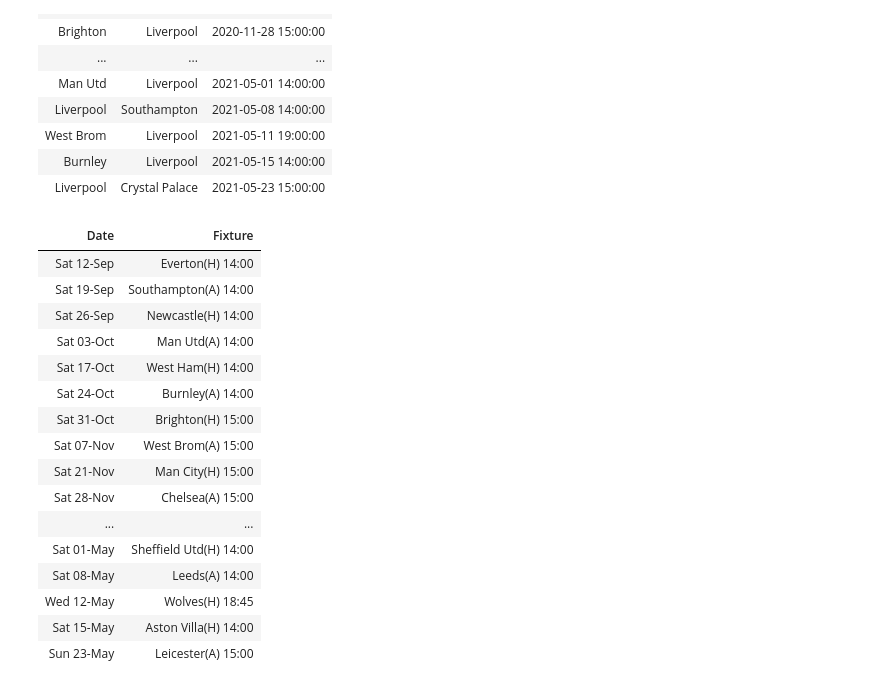
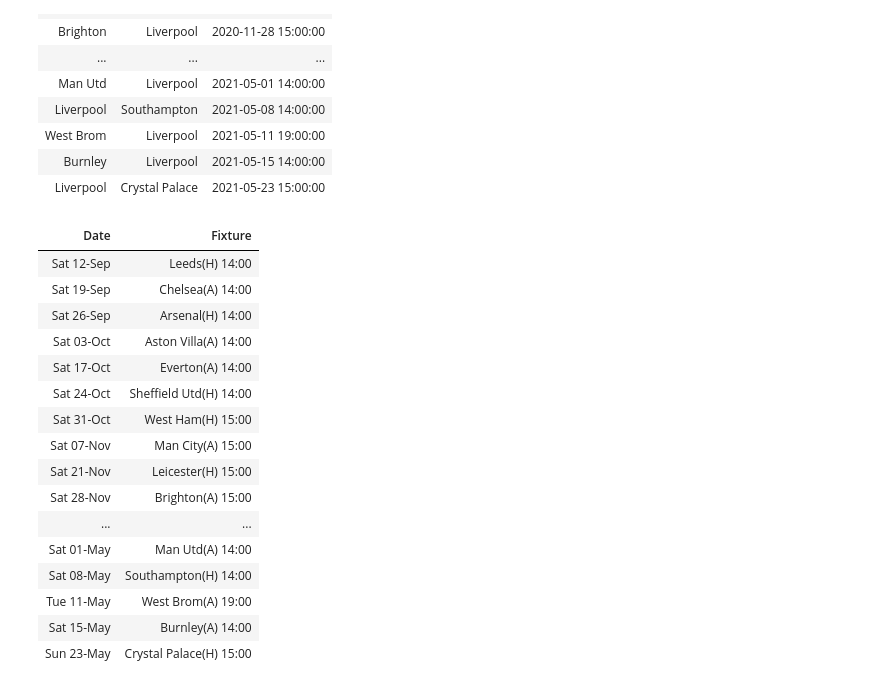
Before and after one commit to gowen100/Public-Code, a Jupyter notebook: PremierLeagueFixturesfromAPItoExcel.ipynb, the cells around one changed output. Drawn from its saved outputs; the diff is of its cells as text; code cells hidden in the pictures.

```diff
--- a/PremierLeagueFixturesfromAPItoExcel.ipynb
+++ b/PremierLeagueFixturesfromAPItoExcel.ipynb
@@ -62,43 +62,43 @@ display(teamFixtures.style.hide_index())
 # %%
 # Attempt 2 - create a custom output format and iterate over the fixture list
 #first define the function for the custom output text
 
 def format_fixture(x,team):
     home=x[0]
     away=x[1]
     date = dt.datetime.strptime(x[2],"%Y-%m-%dT%H:%M:%SZ")
     if home ==team:
         return ["{}".format(dt.datetime.strftime(date,"%a %d-%b"))," {}(H) {}".format(away,dt.datetime.strftime(date,"%H:%M"))]
     elif away ==team:
         return ["{}".format(dt.datetime.strftime(date,"%a %d-%b"))," {}(A) {}".format(home,dt.datetime.strftime(date,"%H:%M"))]
 
 #conditonal formatting function
 def home_bold(val):
     bold = 'bold' if "(H)" in val  else ''
     return 'font-weight: %s' % bold
 
 #then put through some pythonic loops to get a dataframe of date and fixture
-team = "Spurs"
+team = "Liverpool"
 
 output = [format_fixture(x,team) for x in fixture_list[2:] if format_fixture(x,team) != None]
 
 #print ditching the index and using contitional format
 pd.DataFrame(output,columns=["Date","Fixture"]).style.hide_index().applymap(home_bold)
 # %% [output]
 | Date | Fixture |
-| Sat 12-Sep | Everton(H) 14:00 |
-| Sat 19-Sep | Southampton(A) 14:00 |
-| Sat 26-Sep | Newcastle(H) 14:00 |
-| Sat 03-Oct | Man Utd(A) 14:00 |
-| Sat 17-Oct | West Ham(H) 14:00 |
-| Sat 24-Oct | Burnley(A) 14:00 |
-| Sat 31-Oct | Brighton(H) 15:00 |
-| Sat 07-Nov | West Brom(A) 15:00 |
-| Sat 21-Nov | Man City(H) 15:00 |
-| Sat 28-Nov | Chelsea(A) 15:00 |
+| Sat 12-Sep | Leeds(H) 14:00 |
+| Sat 19-Sep | Chelsea(A) 14:00 |
+| Sat 26-Sep | Arsenal(H) 14:00 |
+| Sat 03-Oct | Aston Villa(A) 14:00 |
+| Sat 17-Oct | Everton(A) 14:00 |
+| Sat 24-Oct | Sheffield Utd(H) 14:00 |
+| Sat 31-Oct | West Ham(H) 15:00 |
+| Sat 07-Nov | Man City(A) 15:00 |
+| Sat 21-Nov | Leicester(H) 15:00 |
+| Sat 28-Nov | Brighton(A) 15:00 |
 | ... | ... |
-| Sat 01-May | Sheffield Utd(H) 14:00 |
-| Sat 08-May | Leeds(A) 14:00 |
-| Wed 12-May | Wolves(H) 18:45 |
-| Sat 15-May | Aston Villa(H) 14:00 |
-| Sun 23-May | Leicester(A) 15:00 |
+| Sat 01-May | Man Utd(A) 14:00 |
+| Sat 08-May | Southampton(H) 14:00 |
+| Tue 11-May | West Brom(A) 19:00 |
+| Sat 15-May | Burnley(A) 14:00 |
+| Sun 23-May | Crystal Palace(H) 15:00 |
```
Also changed, not shown: 1 other file.
